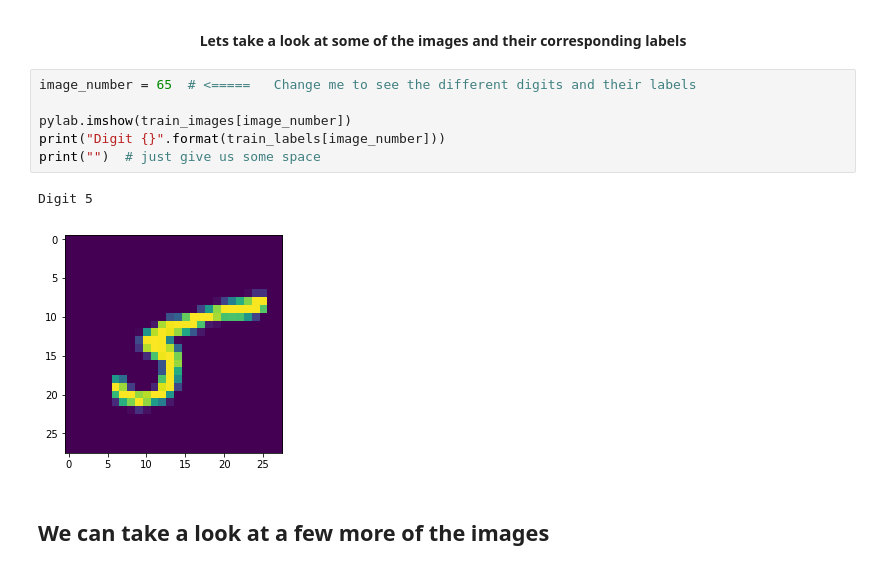
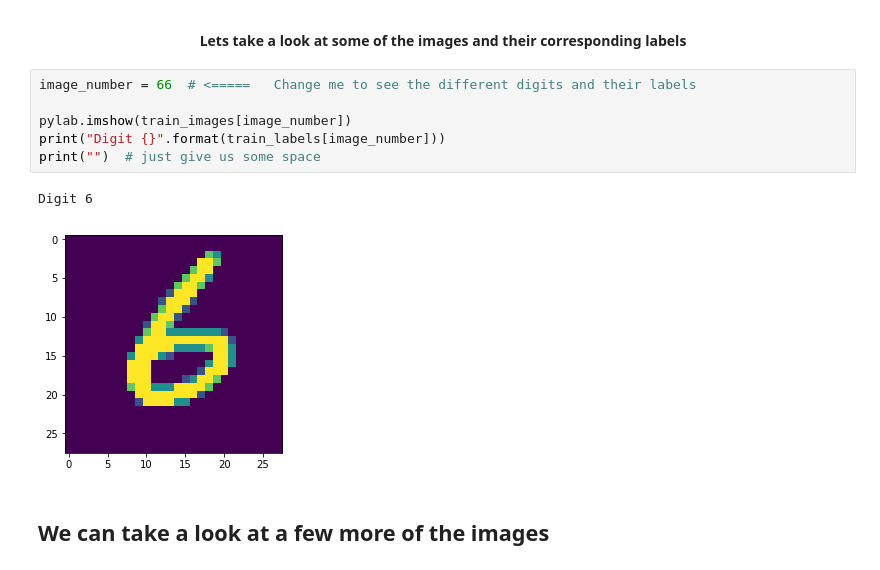
Before and after one commit to CurtinIDS/cic-ml-intermediate-workshop, a Jupyter notebook: notebooks/python/2.1-a-first-look-at-a-neural-network.ipynb, the cells around one changed output. Drawn from its saved outputs; the diff is of its cells as text.

```diff
--- a/notebooks/python/2.1-a-first-look-at-a-neural-network.ipynb
+++ b/notebooks/python/2.1-a-first-look-at-a-neural-network.ipynb
@@ -37,14 +35,14 @@ from keras.datasets import mnist
 # %% [markdown]
 <b> <center> Lets take a look at some of the images and their corresponding labels
 # %%
-image_number = 65  # <=====   Change me to see the different digits and their labels
+image_number = 66  # <=====   Change me to see the different digits and their labels
 
 pylab.imshow(train_images[image_number])
 print("Digit {}".format(train_labels[image_number]))
 print("")  # just give us some space
 # %% [output]
-Digit 5
+Digit 6
-[figure, old version]
+[figure, new version]
 # %% [markdown]
 ## We can take a look at a few more of the images
 # %%
```
Also changed, not shown: parts of 11 cells of this notebook.
